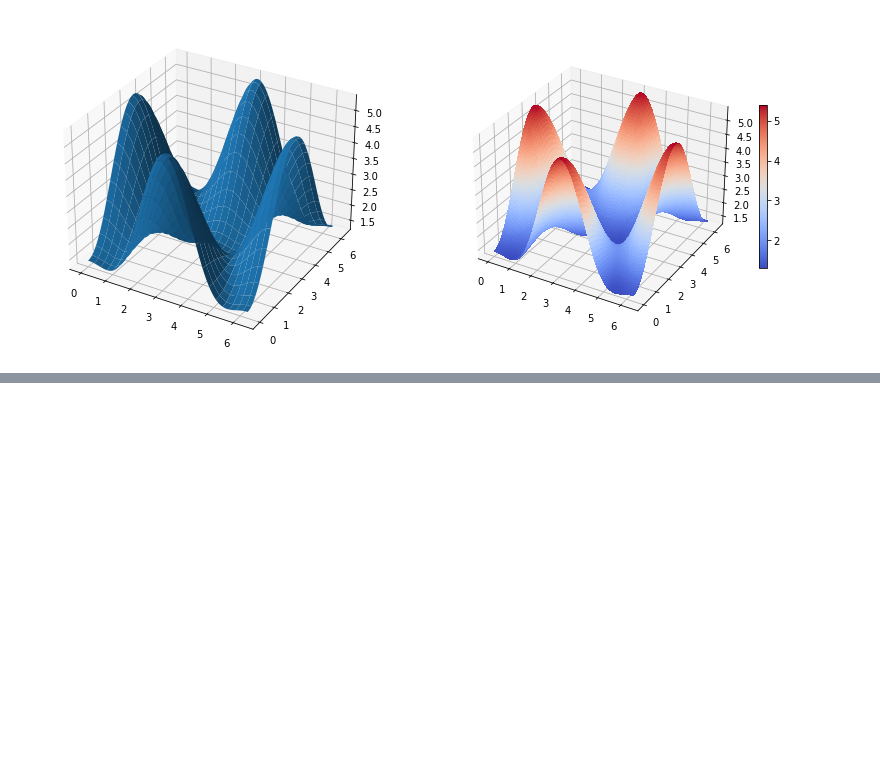
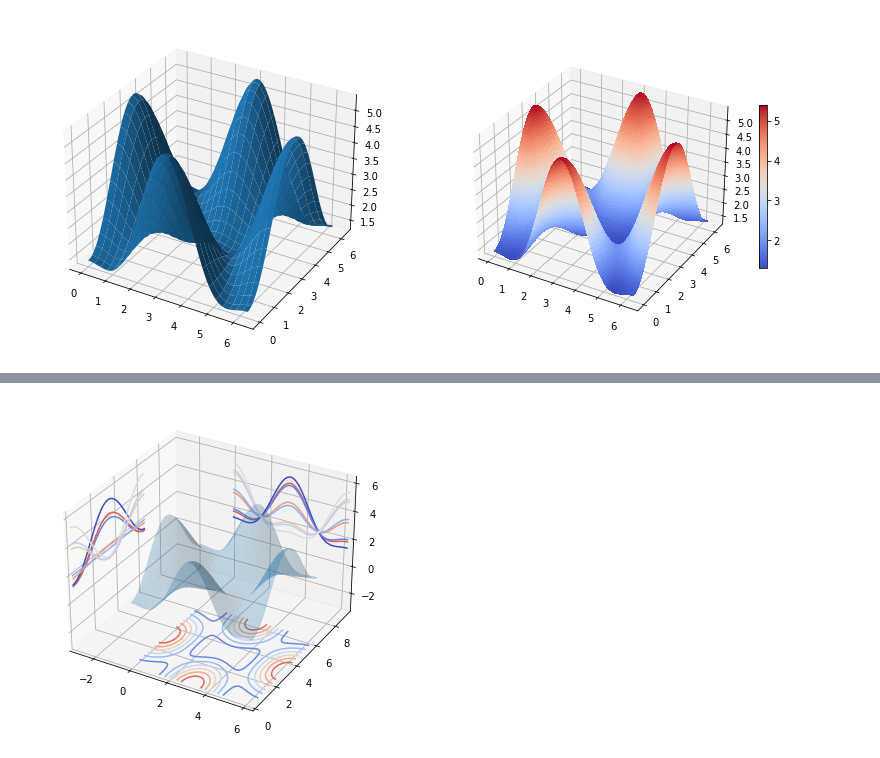
Before and after one commit to azrieelr/Python, a Jupyter notebook: Matplotlib.ipynb, the cells around one changed output, grey strips where cells are left out. Drawn from its saved outputs; the diff is of its cells as text; code cells hidden in the pictures; blank space fills up the shorter version.

```diff
--- a/Matplotlib.ipynb
+++ b/Matplotlib.ipynb
@@ -427,0 +430,17 @@ p = ax.plot_wireframe(X, Y, Z, rstride=4, cstride=4)
+# %%
+#Coutour plots with projections
+
+fig = plt.figure(figsize=(8,6))
+
+ax = fig.add_subplot(1,1,1, projection='3d')
+
+ax.plot_surface(X, Y, Z, rstride=4, cstride=4, alpha=0.25)
+cset = ax.contour(X, Y, Z, zdir='z', offset=-np.pi, cmap=plt.cm.coolwarm)
+cset = ax.contour(X, Y, Z, zdir='x', offset=-np.pi, cmap=plt.cm.coolwarm)
+cset = ax.contour(X, Y, Z, zdir='y', offset=3*np.pi, cmap=plt.cm.coolwarm)
+
+ax.set_xlim3d(-np.pi, 2*np.pi);
+ax.set_ylim3d(0, 3*np.pi);
+ax.set_zlim3d(-np.pi, 2*np.pi);
+# %% [output]
+[figure, added]
```
Also changed, not shown: parts of 1 cell of this notebook, 1 other file.
